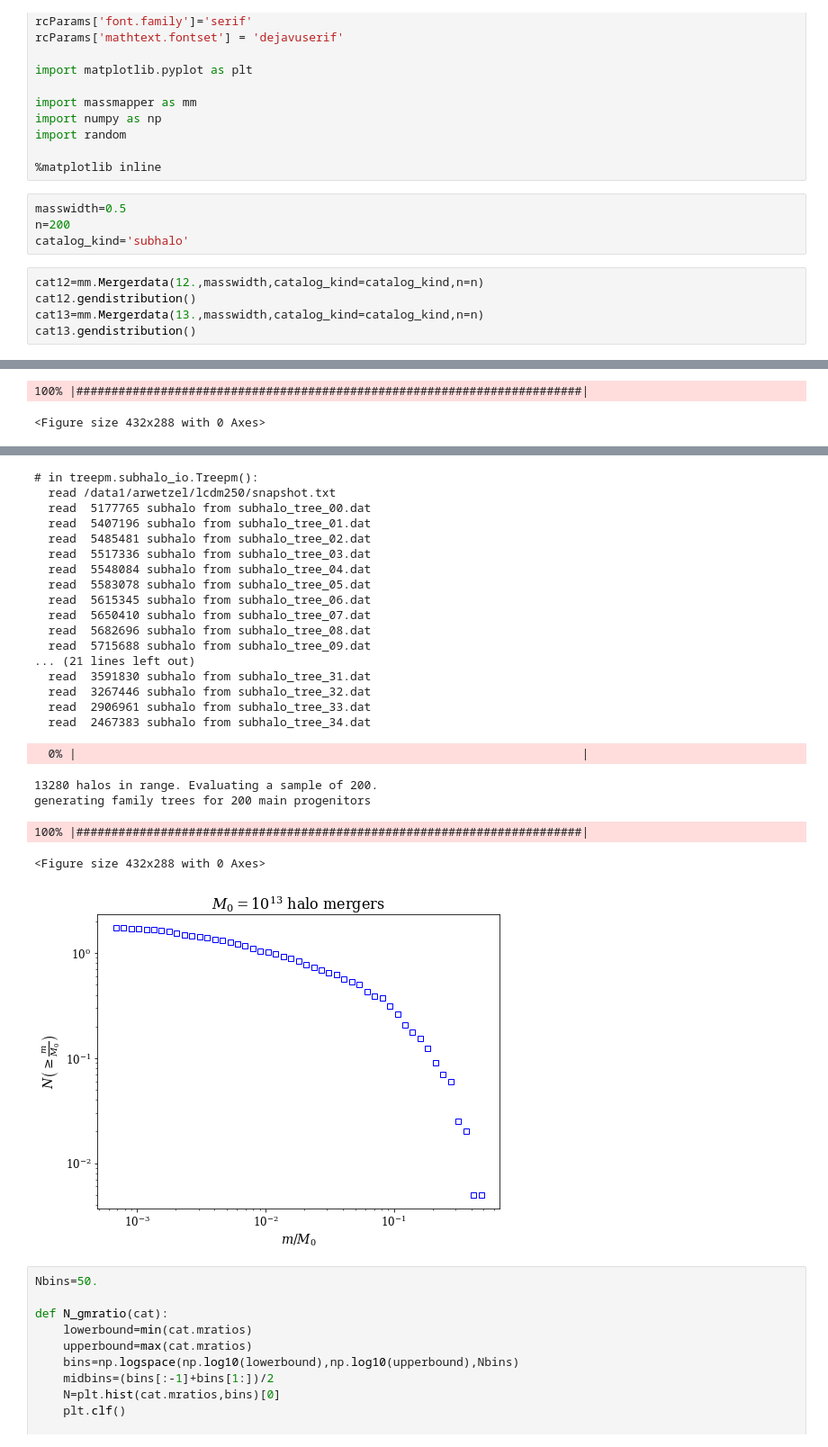
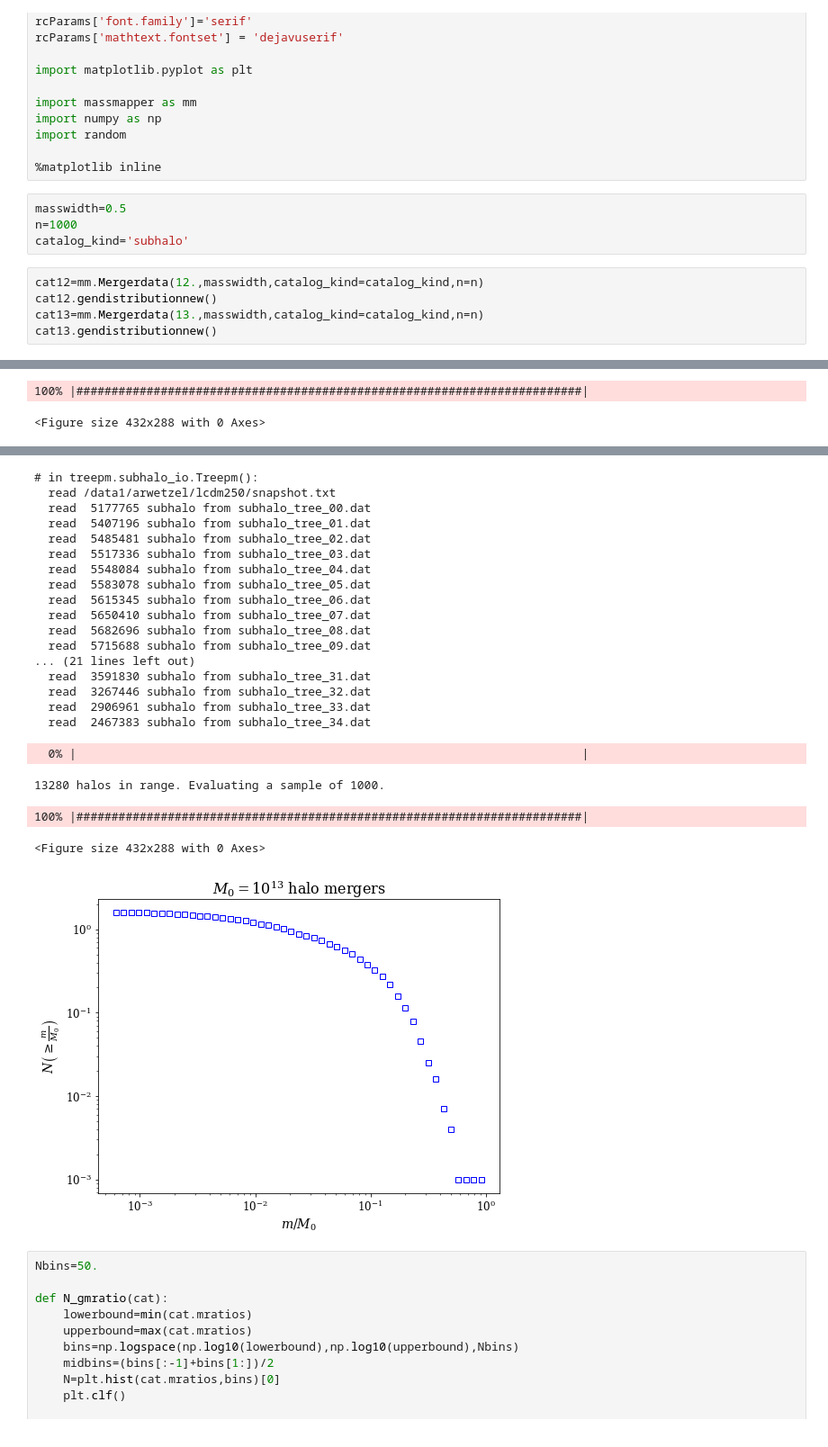
Before and after one commit to patricks1/mergers, a Jupyter notebook: gendistribution_tester.ipynb, the cells around one changed output, grey strips where cells are left out. Shown: that part at 90% size. Saved outputs shown, nothing was run; the diff lists cells and outputs as text.

```diff
--- a/gendistribution_tester.ipynb
+++ b/gendistribution_tester.ipynb
@@ -15,13 +15,13 @@ import random
 %matplotlib inline
 # %%
 masswidth=0.5
-n=200
+n=1000
 catalog_kind='subhalo'
 # %%
 cat12=mm.Mergerdata(12.,masswidth,catalog_kind=catalog_kind,n=n)
-cat12.gendistribution()
+cat12.gendistributionnew()
 cat13=mm.Mergerdata(13.,masswidth,catalog_kind=catalog_kind,n=n)
-cat13.gendistribution()
+cat13.gendistributionnew()
 # %% [output]
 # in treepm.subhalo_io.Treepm():
   read /data1/arwetzel/lcdm250/snapshot.txt
@@ -49,26 +48,25 @@ generating family trees for 200 main progenitors
 # in treepm.subhalo_io.Treepm():
   read /data1/arwetzel/lcdm250/snapshot.txt
   read  5177765 subhalo from subhalo_tree_00.dat
   read  5407196 subhalo from subhalo_tree_01.dat
   read  5485481 subhalo from subhalo_tree_02.dat
   read  5517336 subhalo from subhalo_tree_03.dat
   read  5548084 subhalo from subhalo_tree_04.dat
   read  5583078 subhalo from subhalo_tree_05.dat
   read  5615345 subhalo from subhalo_tree_06.dat
   read  5650410 subhalo from subhalo_tree_07.dat
   read  5682696 subhalo from subhalo_tree_08.dat
   read  5715688 subhalo from subhalo_tree_09.dat
 ... (21 lines left out)
   read  3591830 subhalo from subhalo_tree_31.dat
   read  3267446 subhalo from subhalo_tree_32.dat
   read  2906961 subhalo from subhalo_tree_33.dat
   read  2467383 subhalo from subhalo_tree_34.dat
   0% |                                                                        |
-13280 halos in range. Evaluating a sample of 200.
-generating family trees for 200 main progenitors
+13280 halos in range. Evaluating a sample of 1000.
 100% |########################################################################|
 <Figure size 432x288 with 0 Axes>
-[figure, old version]
+[figure, new version]
 # %%
 Nbins=50.
 
```
Also changed, not shown: parts of 3 cells of this notebook.
